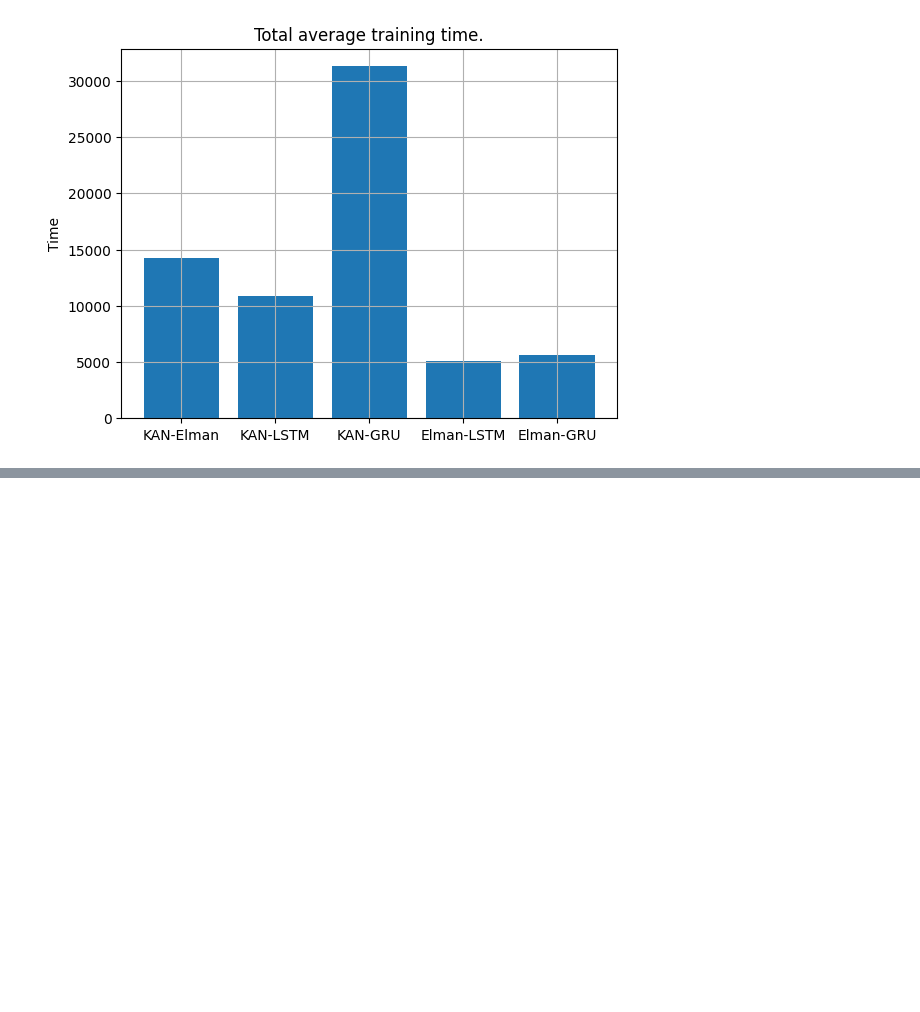
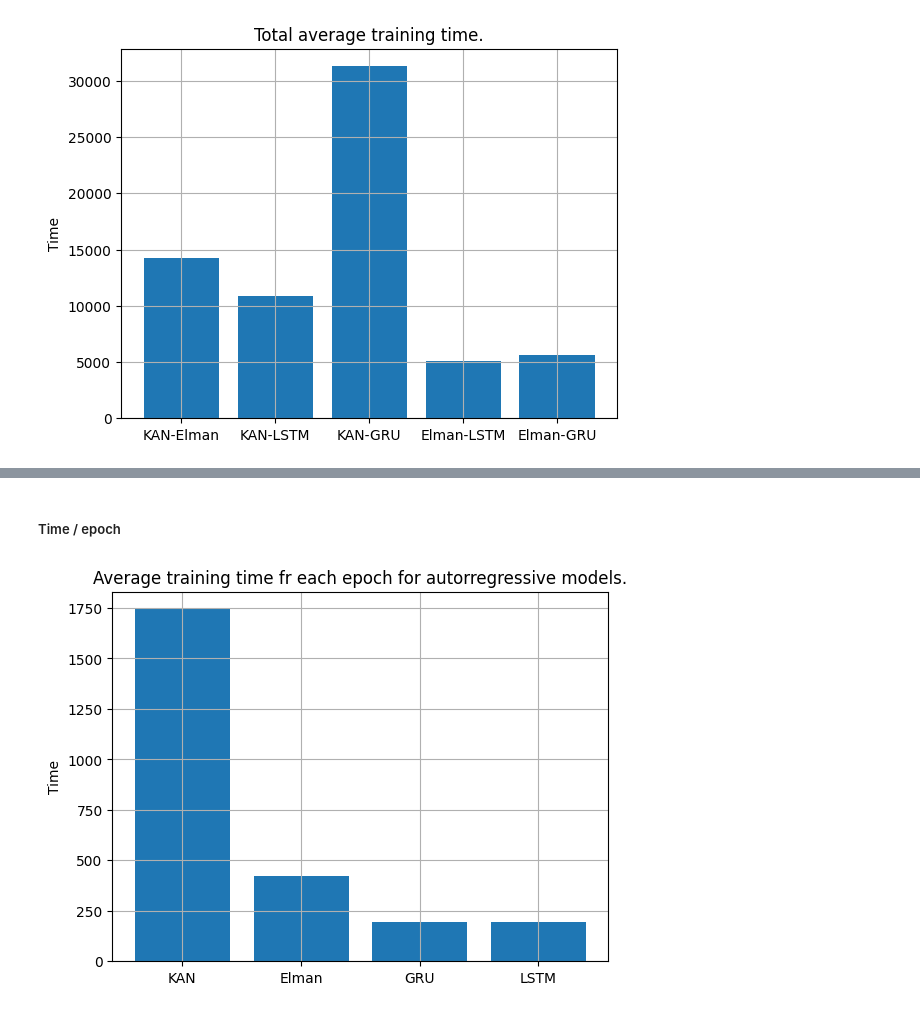
Before and after one commit to jstalwart/KARIMA, a Jupyter notebook: results/ETTh1/graphic.ipynb, the cells around one changed output, grey strips where cells are left out. Saved outputs shown, nothing was run; the diff lists cells and outputs as text; code cells hidden in the pictures; blank space fills up the shorter version.

```diff
--- a/results/ETTh1/graphic.ipynb
+++ b/results/ETTh1/graphic.ipynb
@@ -930,0 +1138,10 @@ plt.show()
+# %% [markdown]
+##### Time / epoch
+# %%
+plt.bar(data.keys(), np.array([data[model]["results"]["Time"] for model in data.keys()]) / np.array([data[model]["results"]["Epochs"] for model in data.keys()]))
+plt.ylabel("Time")
+plt.title("Average training time fr each epoch for autorregressive models.")
+plt.grid()
+plt.show()
+# %% [output]
+[figure, added]
```
Also changed, not shown: parts of 64 cells of this notebook.
